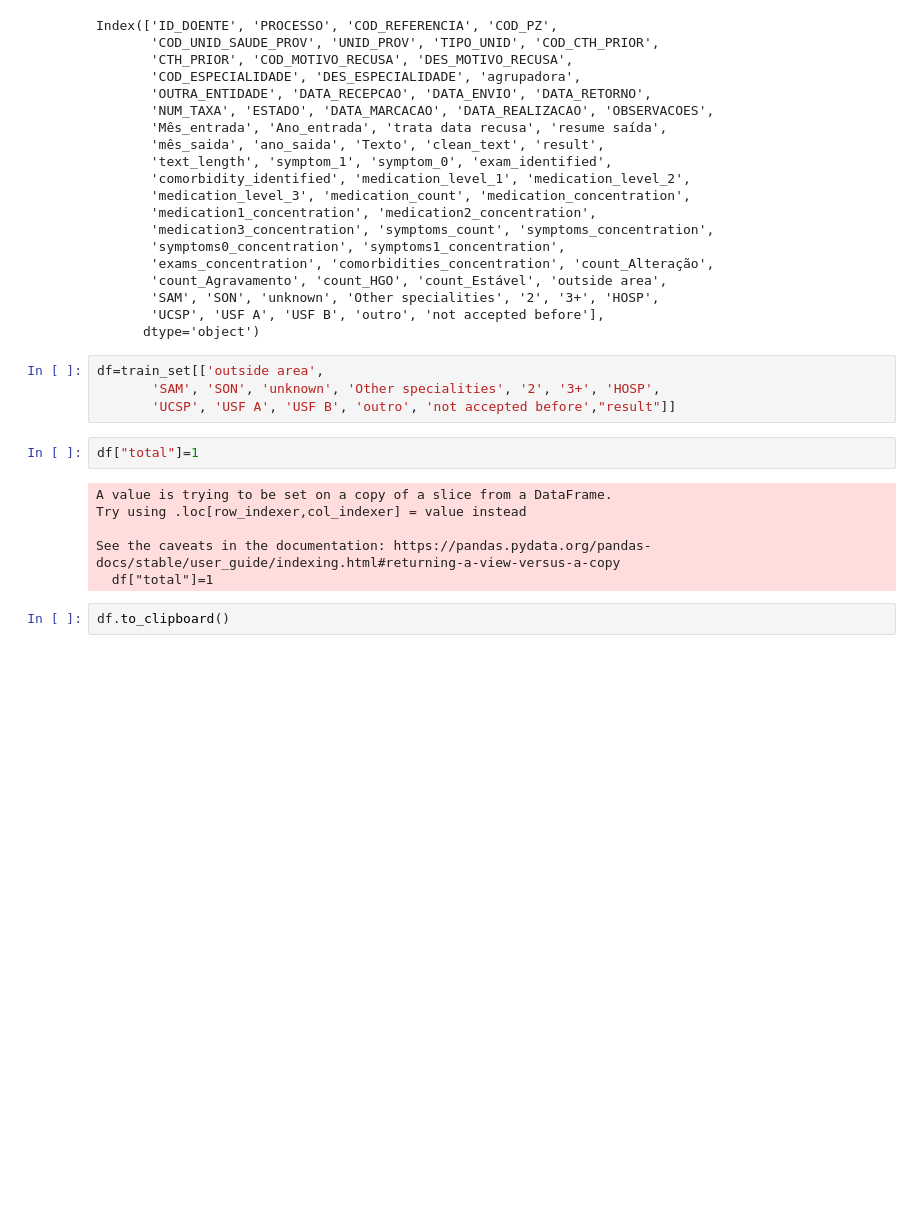
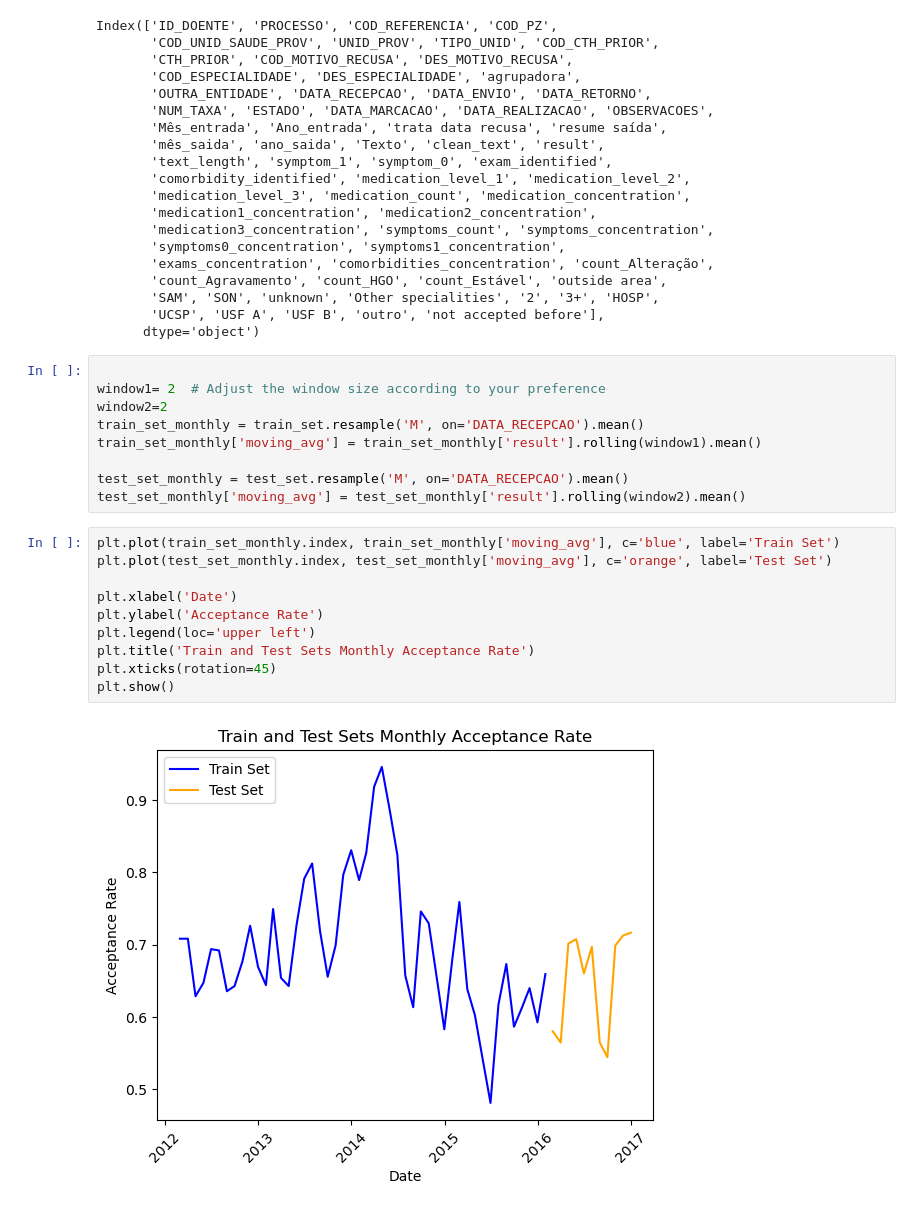
Before and after one commit to Data-Science-Knowledge-Center-Nova-SBE/PBL-HGO, a Jupyter notebook: utku_daily.ipynb, the cells around one changed output. Cells and saved outputs as stored; diff of their text form; blank space fills up the shorter version.

```diff
--- a/utku_daily.ipynb
+++ b/utku_daily.ipynb
@@ -162,17 +158,24 @@ Index(['ID_DOENTE', 'PROCESSO', 'COD_REFERENCIA', 'COD_PZ',
        'SAM', 'SON', 'unknown', 'Other specialities', '2', '3+', 'HOSP',
        'UCSP', 'USF A', 'USF B', 'outro', 'not accepted before'],
       dtype='object')
-# %%
-df=train_set[['outside area',
-       'SAM', 'SON', 'unknown', 'Other specialities', '2', '3+', 'HOSP',
-       'UCSP', 'USF A', 'USF B', 'outro', 'not accepted before',"result"]]
-# %%
-df["total"]=1
-# %% [output]
-A value is trying to be set on a copy of a slice from a DataFrame.
-Try using .loc[row_indexer,col_indexer] = value instead
-
-See the caveats in the documentation: https://pandas.pydata.org/pandas-docs/stable/user_guide/indexing.html#returning-a-view-versus-a-copy
-  df["total"]=1
-# %%
-df.to_clipboard()
+# %%
+
+window1= 2  # Adjust the window size according to your preference
+window2=2
+train_set_monthly = train_set.resample('M', on='DATA_RECEPCAO').mean()
+train_set_monthly['moving_avg'] = train_set_monthly['result'].rolling(window1).mean()
+
+test_set_monthly = test_set.resample('M', on='DATA_RECEPCAO').mean()
+test_set_monthly['moving_avg'] = test_set_monthly['result'].rolling(window2).mean()
+# %%
+plt.plot(train_set_monthly.index, train_set_monthly['moving_avg'], c='blue', label='Train Set')
+plt.plot(test_set_monthly.index, test_set_monthly['moving_avg'], c='orange', label='Test Set')
+
+plt.xlabel('Date')
+plt.ylabel('Acceptance Rate')
+plt.legend(loc='upper left')
+plt.title('Train and Test Sets Monthly Acceptance Rate')
+plt.xticks(rotation=45)
+plt.show()
+# %% [output]
+[figure, added]
```
Also changed, not shown: parts of 2 cells of this notebook, 1 other file.
